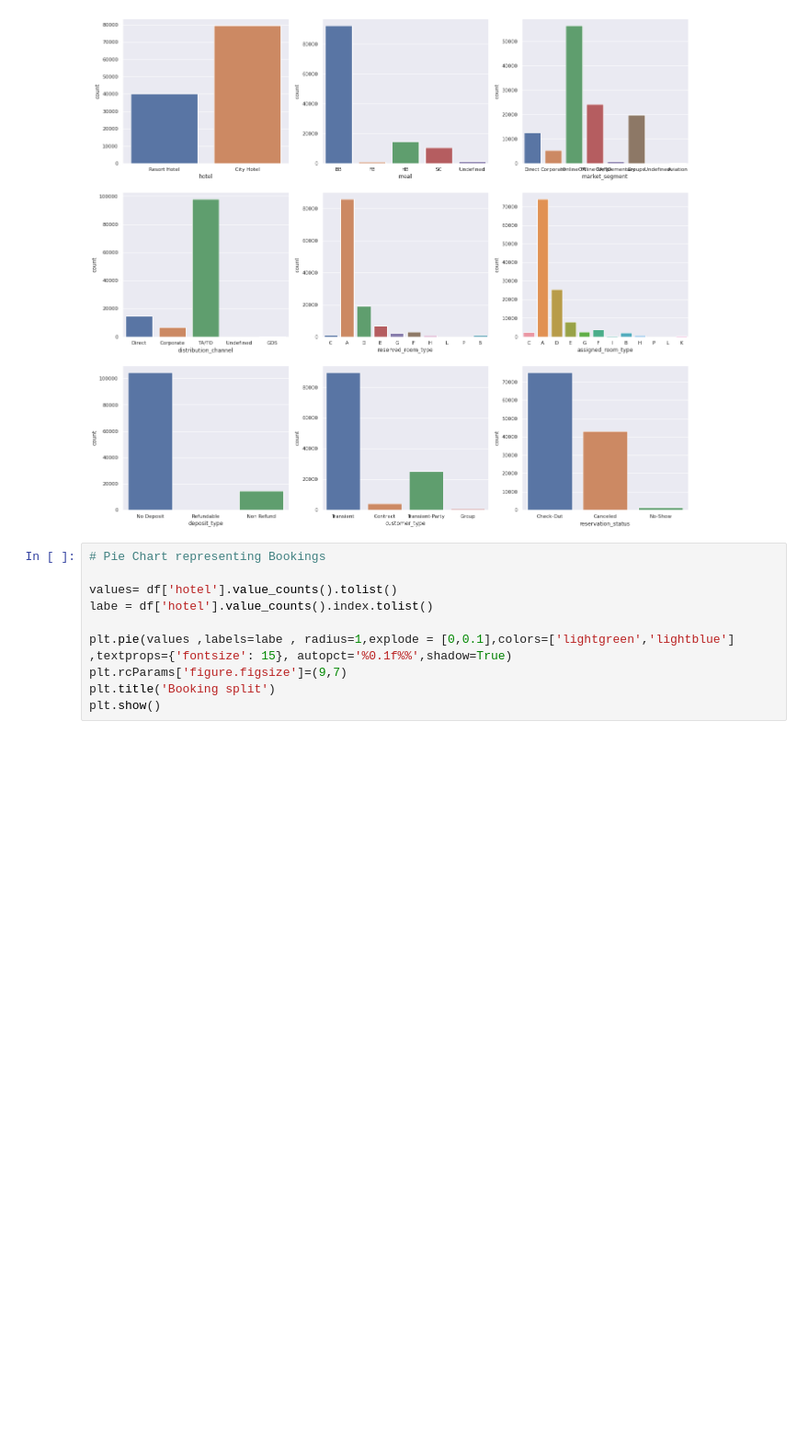
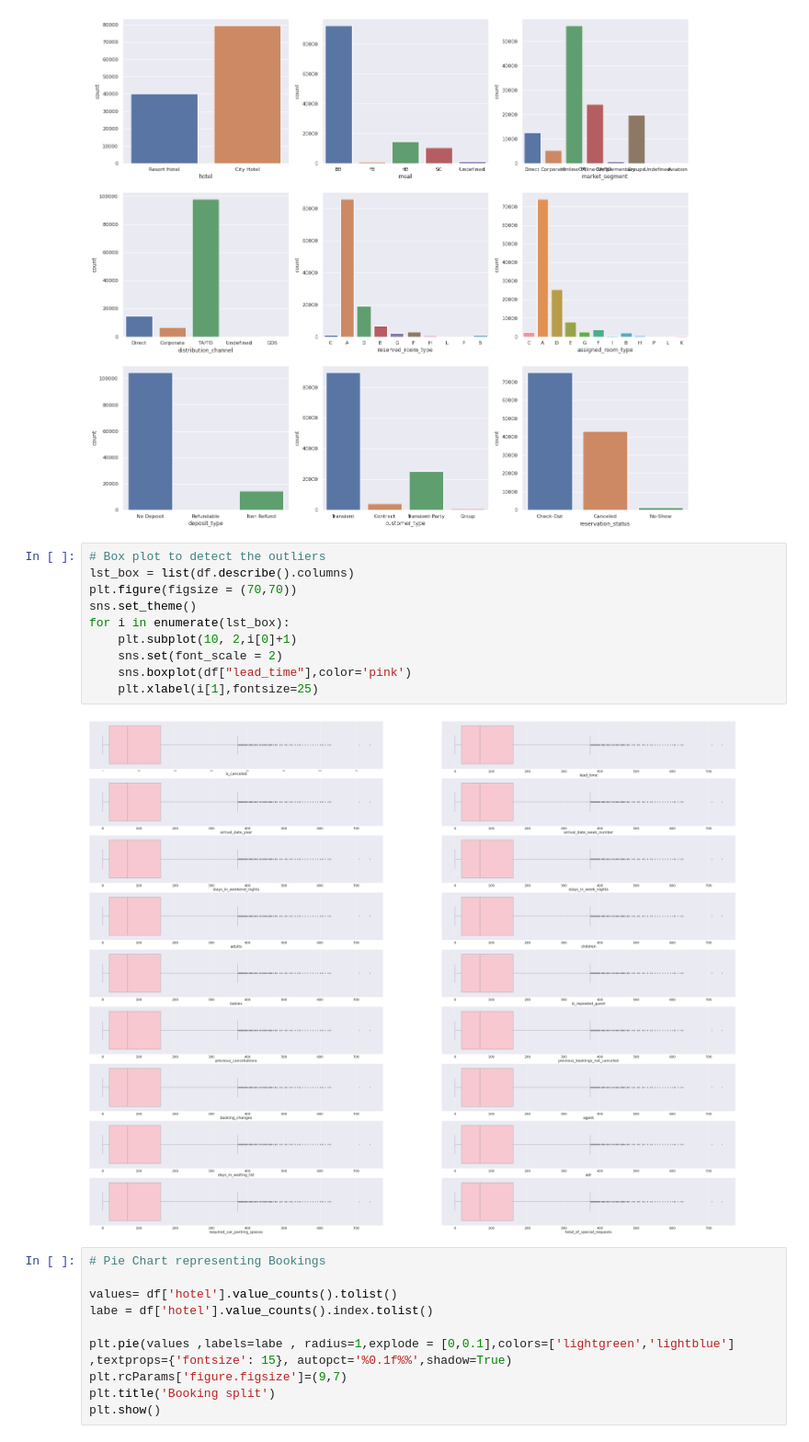
Before and after one commit to Sriharish19/EDA-Hotel-Booking-Capstone-Project-1, a Jupyter notebook: SH_Hotel_Booking_Capstone_Project.ipynb, the cells around one changed output. Shown at 92% size. Drawn from its saved outputs; the diff is of its cells as text; blank space fills up the shorter version.

```diff
--- a/SH_Hotel_Booking_Capstone_Project.ipynb
+++ b/SH_Hotel_Booking_Capstone_Project.ipynb
@@ -171,6 +171,18 @@ for i in enumerate(lst_count):
     sns.countplot(data = df, x = df[i[1]])
 # %% [output]
 [figure]
+# %%
+# Box plot to detect the outliers
+lst_box = list(df.describe().columns)
+plt.figure(figsize = (70,70))
+sns.set_theme()
+for i in enumerate(lst_box):
+    plt.subplot(10, 2,i[0]+1)
+    sns.set(font_scale = 2)
+    sns.boxplot(df["lead_time"],color='pink')
+    plt.xlabel(i[1],fontsize=25)
+# %% [output]
+[figure, added]
 # %%
 # Pie Chart representing Bookings
 
```
